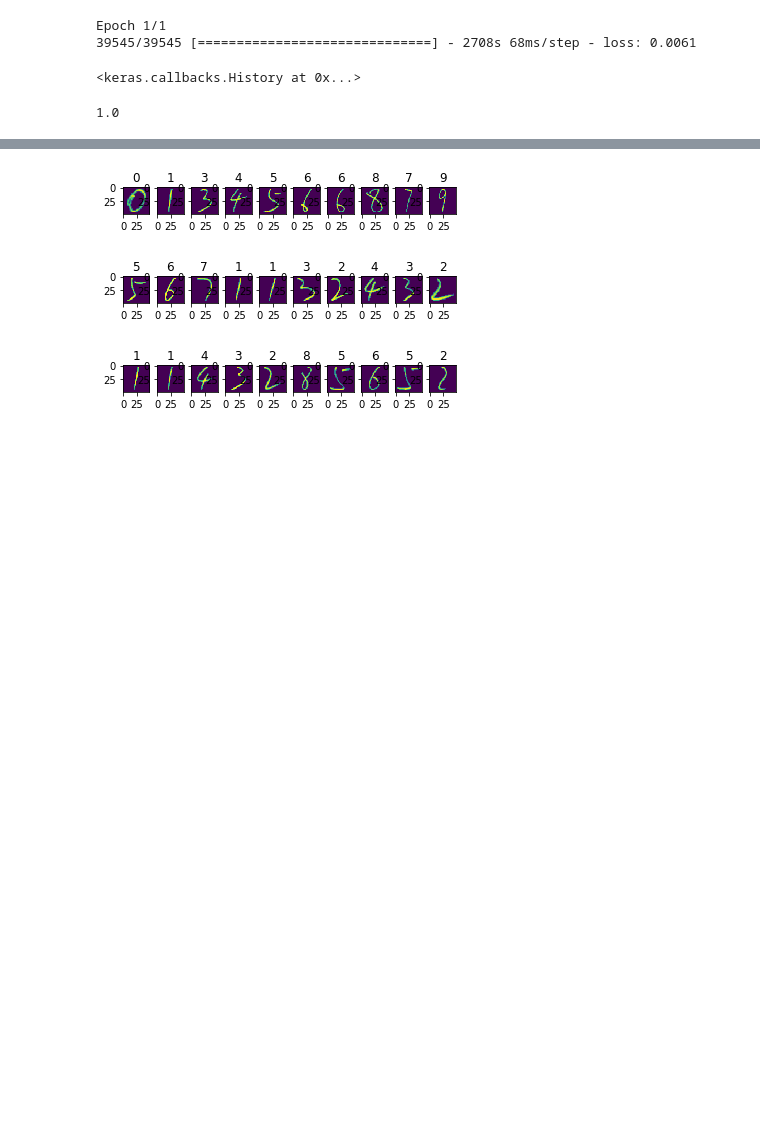
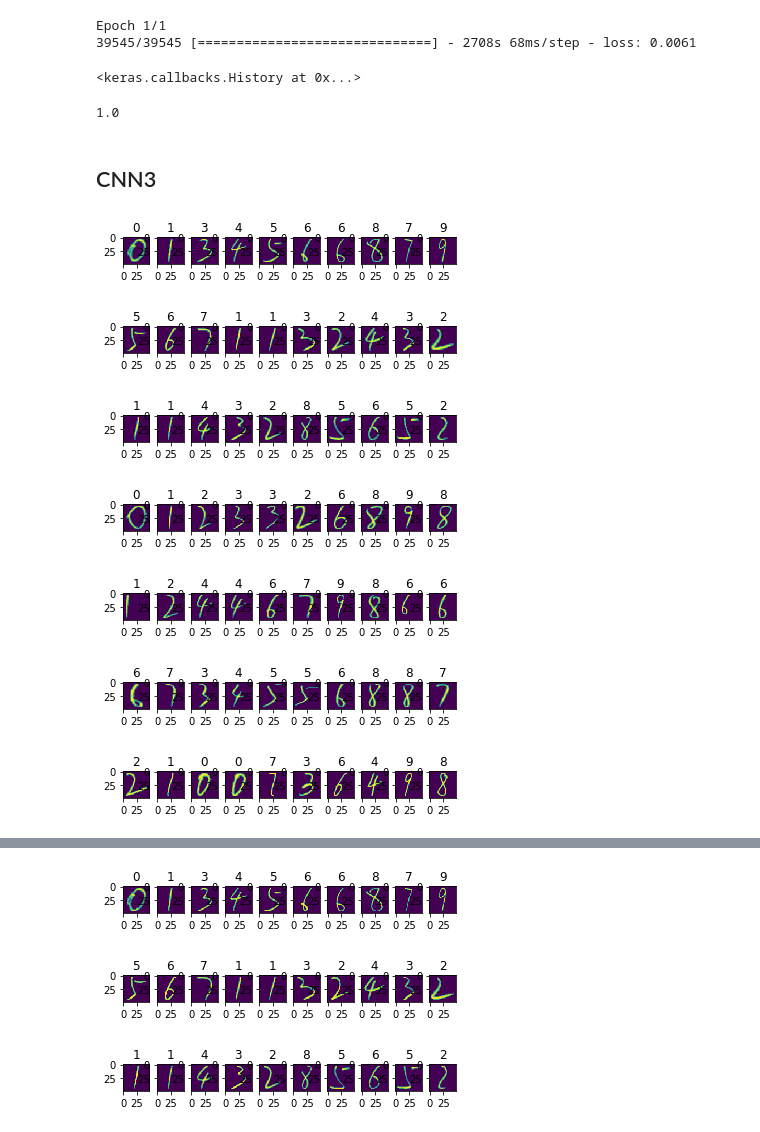
Before and after one commit to lianxiaolei/num-recognition-http, a Jupyter notebook: notebook/num_reco_normal.ipynb, the cells around one changed output, grey strips where cells are left out. Cells and saved outputs as stored; diff of their text form; code cells hidden in the pictures; blank space fills up the shorter version.

```diff
--- a/notebook/num_reco_normal.ipynb
+++ b/notebook/num_reco_normal.ipynb
@@ -264,3 +266,31 @@ np.mean(np.argmax(model.predict(X_test[:100]), axis=1) == np.argmax(y_test[:100]
 np.mean(np.argmax(model.predict(X_test[:1000]), axis=1) == np.argmax(y_test[:1000], axis=1))
 # %% [output]
 1.0
+# %% [markdown]
+## CNN3
+# %%
+import matplotlib.pyplot as plt
+for j in range(0, 7):
+
+    for i in range(1, 11):
+        img = cv2.imread('testimg/%s/%s.jpg' % (j, i), cv2.IMREAD_GRAYSCALE)
+#         img = (255 - img) / 255.0
+        img = 255 - img
+        img = (img - np.min(img)) / (np.max(img) - np.min(img))
+        img[img < 0.16] = 0.0
+        img[img > 0] += 0.2
+        img[img > 1.] = 1.
+        sub_img = preprocessing(img)
+
+        plt.subplot(7, 10, i + j * 10)
+        plt.imshow(sub_img)
+        plt.title(np.argmax(model.predict(np.expand_dims(np.expand_dims(sub_img, 0), -1))))
+    plt.show()
+# %% [output]
+[figure, added]
+[figure, added]
+[figure, added]
+[figure, added]
+[figure, added]
+[figure, added]
+[figure, added]
```
Also changed, not shown: parts of 17 cells of this notebook, 1 other file.
